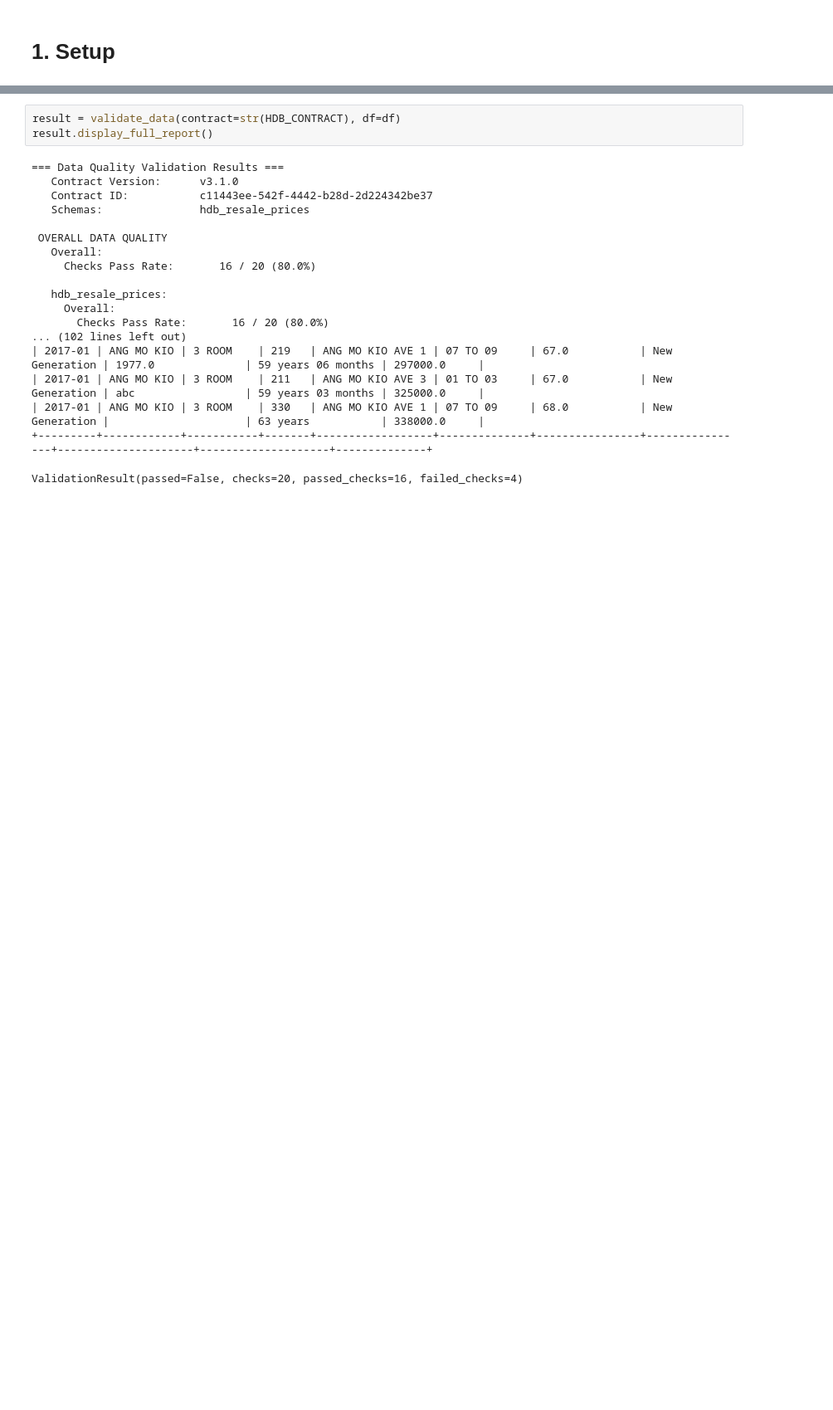
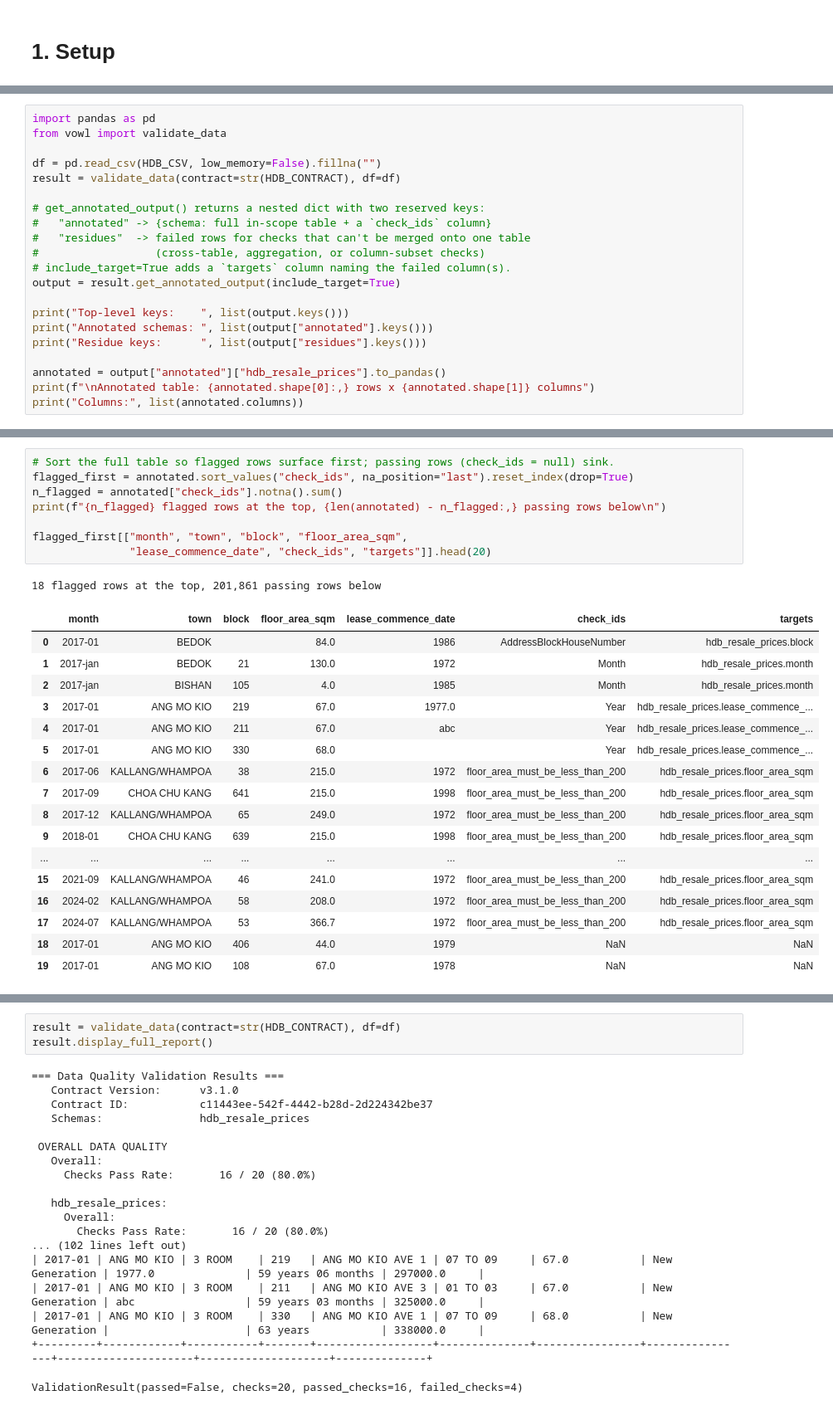
Before and after one commit to govtech-data-practice/vowl, a Jupyter notebook: examples/vowl_usage_patterns_demo.ipynb, the cells around one changed output, grey strips where cells are left out. Shown at 83% size. Saved outputs shown, nothing was run; the diff lists cells and outputs as text; blank space fills up the shorter version.

```diff
--- a/examples/vowl_usage_patterns_demo.ipynb
+++ b/examples/vowl_usage_patterns_demo.ipynb
@@ -59,0 +74,21 @@ Employee contract exists:     True
+# %%
+import pandas as pd
+from vowl import validate_data
+
+df = pd.read_csv(HDB_CSV, low_memory=False).fillna("")
+result = validate_data(contract=str(HDB_CONTRACT), df=df)
+
+# get_annotated_output() returns a nested dict with two reserved keys:
+#   "annotated" -> {schema: full in-scope table + a `check_ids` column}
+#   "residues"  -> failed rows for checks that can't be merged onto one table
+#                  (cross-table, aggregation, or column-subset checks)
+# include_target=True adds a `targets` column naming the failed column(s).
+output = result.get_annotated_output(include_target=True)
+
+print("Top-level keys:    ", list(output.keys()))
+print("Annotated schemas: ", list(output["annotated"].keys()))
+print("Residue keys:      ", list(output["residues"].keys()))
+
+annotated = output["annotated"]["hdb_resale_prices"].to_pandas()
+print(f"\nAnnotated table: {annotated.shape[0]:,} rows x {annotated.shape[1]} columns")
+print("Columns:", list(annotated.columns))
@@ -59,0 +106,27 @@ Employee contract exists:     True
+# %%
+# Sort the full table so flagged rows surface first; passing rows (check_ids = null) sink.
+flagged_first = annotated.sort_values("check_ids", na_position="last").reset_index(drop=True)
+n_flagged = annotated["check_ids"].notna().sum()
+print(f"{n_flagged} flagged rows at the top, {len(annotated) - n_flagged:,} passing rows below\n")
+
+flagged_first[["month", "town", "block", "floor_area_sqm",
+               "lease_commence_date", "check_ids", "targets"]].head(20)
+# %% [output]
+18 flagged rows at the top, 201,861 passing rows below
+|  | month | town | block | floor_area_sqm | lease_commence_date | check_ids | targets |
+| 0 | 2017-01 | BEDOK |  | 84.0 | 1986 | AddressBlockHouseNumber | hdb_resale_prices.block |
+| 1 | 2017-jan | BEDOK | 21 | 130.0 | 1972 | Month | hdb_resale_prices.month |
+| 2 | 2017-jan | BISHAN | 105 | 4.0 | 1985 | Month | hdb_resale_prices.month |
+| 3 | 2017-01 | ANG MO KIO | 219 | 67.0 | 1977.0 | Year | hdb_resale_prices.lease_commence_... |
+| 4 | 2017-01 | ANG MO KIO | 211 | 67.0 | abc | Year | hdb_resale_prices.lease_commence_... |
+| 5 | 2017-01 | ANG MO KIO | 330 | 68.0 |  | Year | hdb_resale_prices.lease_commence_... |
+| 6 | 2017-06 | KALLANG/WHAMPOA | 38 | 215.0 | 1972 | floor_area_must_be_less_than_200 | hdb_resale_prices.floor_area_sqm |
+| 7 | 2017-09 | CHOA CHU KANG | 641 | 215.0 | 1998 | floor_area_must_be_less_than_200 | hdb_resale_prices.floor_area_sqm |
+| 8 | 2017-12 | KALLANG/WHAMPOA | 65 | 249.0 | 1972 | floor_area_must_be_less_than_200 | hdb_resale_prices.floor_area_sqm |
+| 9 | 2018-01 | CHOA CHU KANG | 639 | 215.0 | 1998 | floor_area_must_be_less_than_200 | hdb_resale_prices.floor_area_sqm |
+| ... | ... | ... | ... | ... | ... | ... | ... |
+| 15 | 2021-09 | KALLANG/WHAMPOA | 46 | 241.0 | 1972 | floor_area_must_be_less_than_200 | hdb_resale_prices.floor_area_sqm |
+| 16 | 2024-02 | KALLANG/WHAMPOA | 58 | 208.0 | 1972 | floor_area_must_be_less_than_200 | hdb_resale_prices.floor_area_sqm |
+| 17 | 2024-07 | KALLANG/WHAMPOA | 53 | 366.7 | 1972 | floor_area_must_be_less_than_200 | hdb_resale_prices.floor_area_sqm |
+| 18 | 2017-01 | ANG MO KIO | 406 | 44.0 | 1979 | NaN | NaN |
+| 19 | 2017-01 | ANG MO KIO | 108 | 67.0 | 1978 | NaN | NaN |
```
Also changed, not shown: parts of 29 cells of this notebook, 2 other files.
